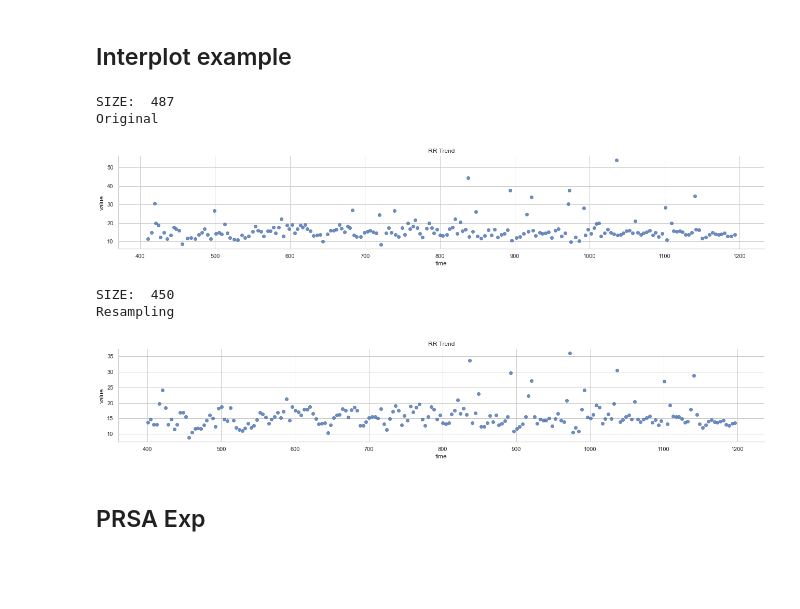
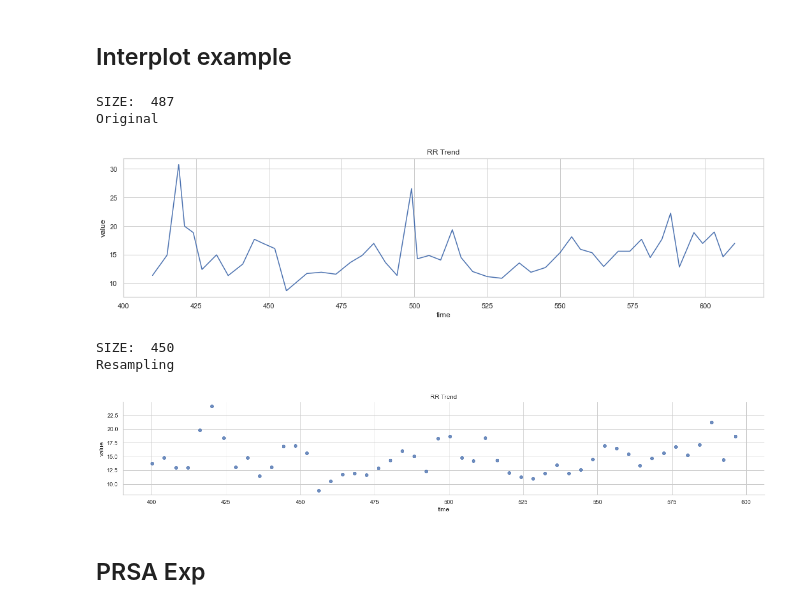
Before and after one commit to HansenBurger/ExtubeWeanPrediction, a Jupyter notebook: prsa.ipynb, the cells around one changed output. Saved outputs shown, nothing was run; the diff lists cells and outputs as text; code cells hidden in the pictures; blank space fills up the shorter version.

```diff
--- a/prsa.ipynb
+++ b/prsa.ipynb
@@ -34,7 +34,7 @@ def RecordGet(gp, pid):
     pid_obj = PatientGen(gp, pid)
     process_0 = ExtractSplice(pid_obj.ridrec)
     process_0.RecBatchesExtract(id_list, 1800)
-    pid_obj.resp_l = process_0.RespSplicing(1800, vm_list)
+    pid_obj.resp_l = process_0.RespSplicing(vm_list, 1800)
     return pid_obj.resp_l
 # %%
 # 1157905 3140128
@@ -89,7 +89,7 @@ class FreqPreMethod():
 ind_sets = ['rr', 'v_t', 've', 'wob', 'mp']
 T_sets = [1, 5, 10]
 exp_set = [
-    {'L': 60, 'resample_rate': 0.25},
+    {'L': 15, 'resample_rate': 0.25},
     {'L': 30, 'resample_rate': 0.5},
     {'L': 60, 'resample_rate': 1},
     {'L': 120, 'resample_rate': 2},
@@ -101,23 +101,23 @@ T_sel = T_sets[0]
 # %% [markdown]
 ## Interplot example
 # %%
-resp_clip = slice(100,300,1)
+resp_clip = slice(100,150,1)
 # rs_p = FreqPreMethod(df.t_ind, df[ind_sel], resp_clip)
 rs_p = FreqPreMethod(df.t_ind, df[ind_sel])
 pl_P = PlotMain()
 df_raw = rs_p.InitTimeSeries()
 print('Original')
-pl_P.lmplot('time', 'value', df_raw[resp_clip], 'RR Trend')
+pl_P.lineplot('time', 'value', df_raw[resp_clip], 'RR Trend')
 df_rs = rs_p.Resampling(exp_sel['resample_rate'])
 print('Resampling')
 pl_P.lmplot('time', 'value', df_rs[resp_clip], 'RR Trend')
 # %% [output]
 SIZE:  487
 Original
-[figure, old version]
+[figure, new version]
 SIZE:  450
 Resampling
-[figure, old version]
+[figure, new version]
 # %% [markdown]
 ## PRSA Exp
 # %%
```
Also changed, not shown: 4 other files.
